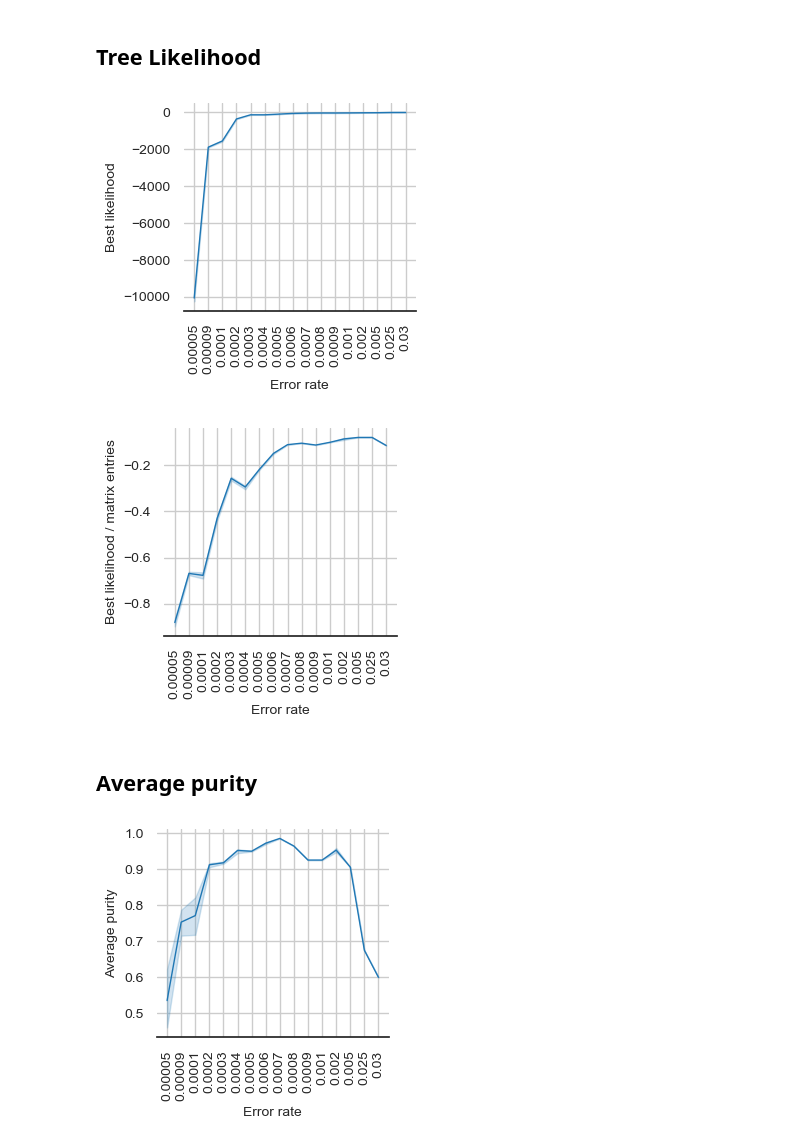
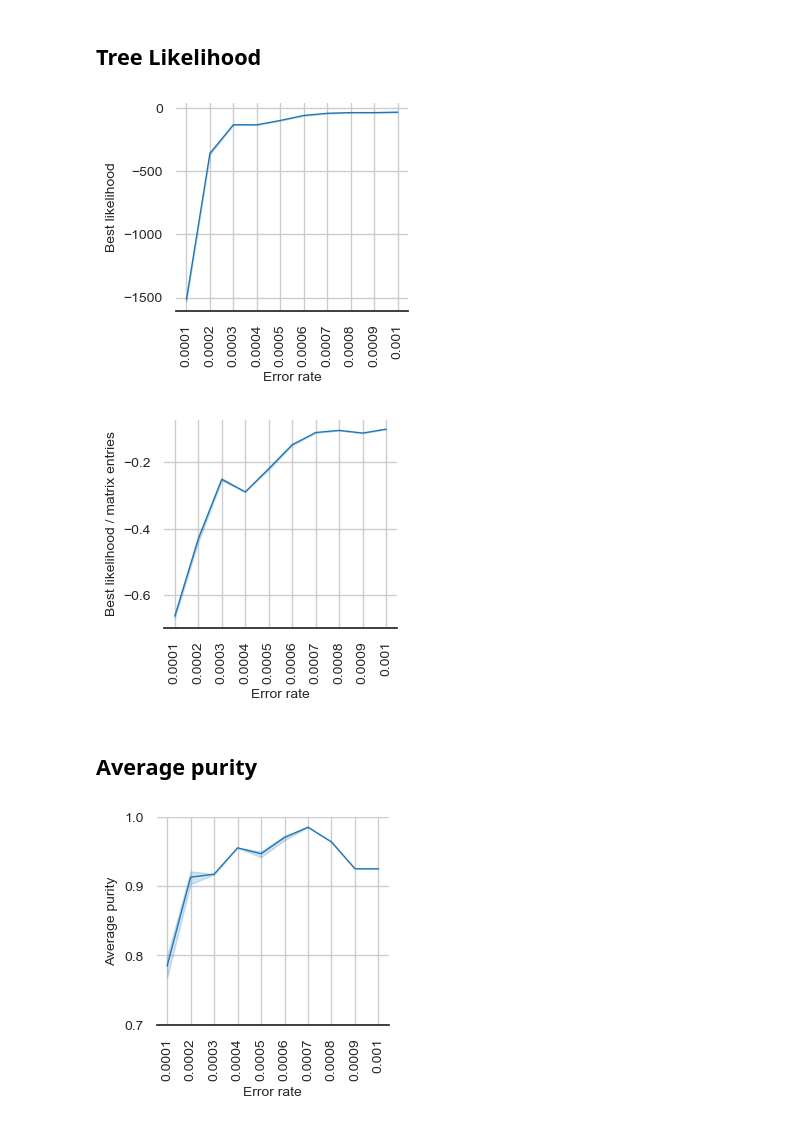
Before and after one commit to cbg-ethz/mt-SCITE, a Jupyter notebook: Notebooks/performance_P9855.ipynb, the cells around one changed output. Cells and saved outputs as stored; diff of their text form; code cells hidden in the pictures.

```diff
--- a/Notebooks/performance_P9855.ipynb
+++ b/Notebooks/performance_P9855.ipynb
@@ -92,7 +93,7 @@ Name: clone, dtype: int64
 # %% [markdown]
 ### Load info from mt-SCITE runs
 # %%
-scite_input_path = f'../../../mt-SCITE/mt-SCITE_output/P9855_mrate_1000/stdout/'
+scite_input_path = f'../../../mt-SCITE/mt-SCITE_output/P9855/stdout/'
 
 scite_stdout_filenames = list(glob(os.path.join(scite_input_path, '*.txt')))
 
@@ -142,7 +143,7 @@ for filename in sorted(scite_stdout_filenames):
 ### Load info from pmats
 # %%
 
-pmat_input_path = f'../../data/P9855_matrix_output_mrate_1000/'
+pmat_input_path = f'../../data/P9855_matrix_output/'
 
 pmats = list(glob(os.path.join(pmat_input_path, '*.csv')))
 
@@ -245,7 +238,7 @@ for run, n in zip(runs, n_trees):
     all_trees[run] = []
     for idx in range(min(MAX_TREES_PER_ERROR_RATE, n)):
         #print(n)
-        tree_filename = f'../../../mt-SCITE/mt-SCITE_output/P9855_mrate_1000/{run}_map{idx}.gv'
+        tree_filename = f'../../../mt-SCITE/mt-SCITE_output/P9855/{run}_map{idx}.gv'
         tree = nx.drawing.nx_pydot.read_dot(tree_filename)
         tree.remove_node('\\n')
         all_trees[run].append(tree)
@@ -445,7 +367,7 @@ with plot_style(figsize=(3, 2.7), ticklabelsize=10, labelsize=10):
     plt.ylabel('Best likelihood')
     plt.xlabel('Error rate')
 # %% [output]
-[figure, old version]
+[figure, new version]
 # %%
 with plot_style(figsize=(3, 2.7), ticklabelsize=10, labelsize=10):
     sns.lineplot(data=performance, x="error_rate", y="lhood_entries", lw=1) #marker='o'
@@ -455,22 +377,25 @@ with plot_style(figsize=(3, 2.7), ticklabelsize=10, labelsize=10):
     #plt.legend(bbox_to_anchor=(1.05, 1), loc=2, borderaxespad=0.)
     plt.ylabel('Best likelihood / matrix entries')
     plt.xlabel('Error rate')
+
+plt.savefig(f'../../data/P9855_figures/lhood_entries.svg', dpi=300, bbox_inches='tight', transparent=True)
+plt.savefig(f'../../data/P9855_figures/lhood_entries.jpg', dpi=300, bbox_inches='tight', transparent=True)
 # %% [output]
-[figure, old version]
+[figure, new version]
 # %% [markdown]
 ## Average purity
 # %%
 
 with plot_style(figsize=(3, 2.7), ticklabelsize=10, labelsize=10):
     ax = sns.lineplot(data=performance, x="error_rate", y="avg_purity_more_than_one_sample", markersize=4, lw=1)
-    #ax.set_ylim(0.4, 0.9)
+    ax.set_ylim(0.7, 1.0)
     plt.grid(axis='both')
     plt.xticks(rotation=90)
     plt.ylabel('Average purity')
     plt.xlabel('Error rate')
 
 
-#plt.savefig(f'../../data/simulated_figures/avg_purity_{exp}.svg', dpi=300, bbox_inches='tight', transparent=True)
-#plt.savefig(f'../../data/simulated_figures/avg_purity_{exp}.jpg', dpi=300, bbox_inches='tight', transparent=True)
+plt.savefig(f'../../data/P9855_figures/avg_purity.svg', dpi=300, bbox_inches='tight', transparent=True)
+plt.savefig(f'../../data/P9855_figures/avg_purity.jpg', dpi=300, bbox_inches='tight', transparent=True)
 # %% [output]
-[figure, old version]
+[figure, new version]
```
Also changed, not shown: parts of 13 cells of this notebook.
